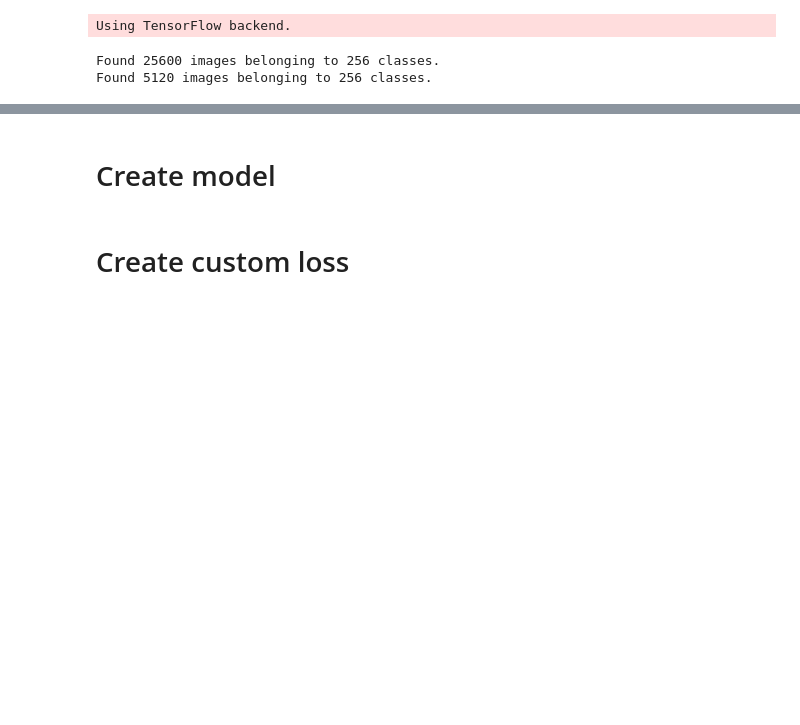
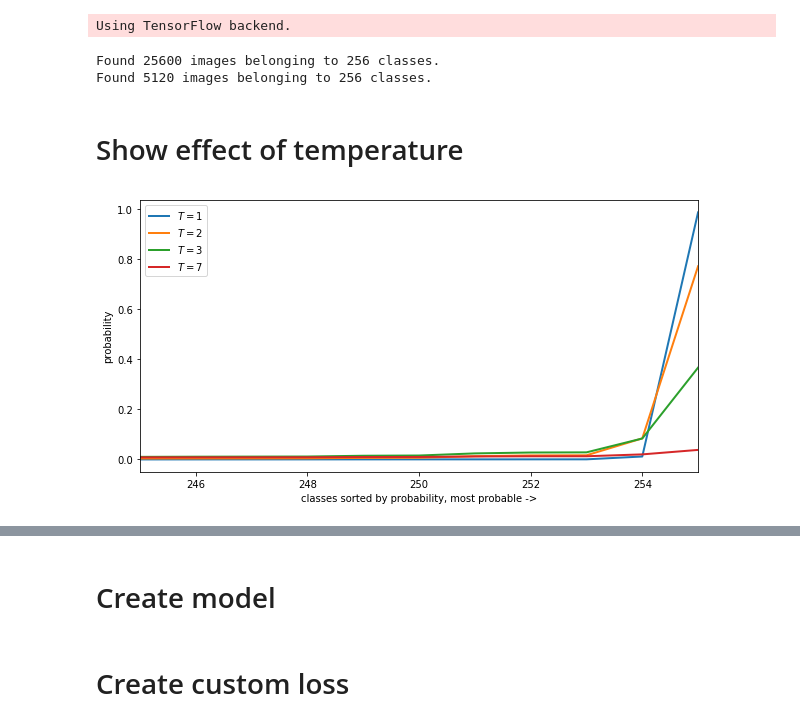
Before and after one commit to TropComplique/knowledge-distillation-keras, a Jupyter notebook: knowledge_distillation.ipynb, the cells around one changed output, grey strips where cells are left out. Saved outputs shown, nothing was run; the diff lists cells and outputs as text; code cells hidden in the pictures; blank space fills up the shorter version.

```diff
--- a/knowledge_distillation.ipynb
+++ b/knowledge_distillation.ipynb
@@ -50,3 +53,26 @@ val_generator = data_generator.flow_from_directory(
 # %% [output]
 Found 25600 images belonging to 256 classes.
 Found 5120 images belonging to 256 classes.
+# %% [markdown]
+# Show effect of temperature
+# %%
+def softmax(x):
+    return np.exp(x)/np.exp(x).sum()
+# %%
+# get a random batch
+pictures, labels_and_logits = train_generator.next()
+onehot_target, logits = labels_and_logits[:, :256], labels_and_logits[:, 256:]
+# %%
+# logits for a random image
+v = logits[0]
+plt.figure(figsize=(10, 5));
+plt.plot(np.sort(softmax(v)), label='$T=1$', linewidth=2);
+plt.plot(np.sort(softmax(v/2)), label='$T=2$', linewidth=2);
+plt.plot(np.sort(softmax(v/3)), label='$T=3$', linewidth=2);
+plt.plot(np.sort(softmax(v/7)), label='$T=7$', linewidth=2);
+plt.legend();
+plt.xlabel('classes sorted by probability, most probable ->');
+plt.ylabel('probability');
+plt.xlim([245, 255]);
+# %% [output]
+[figure, added]
```
Also changed, not shown: parts of 10 cells of this notebook, 10 other files.
